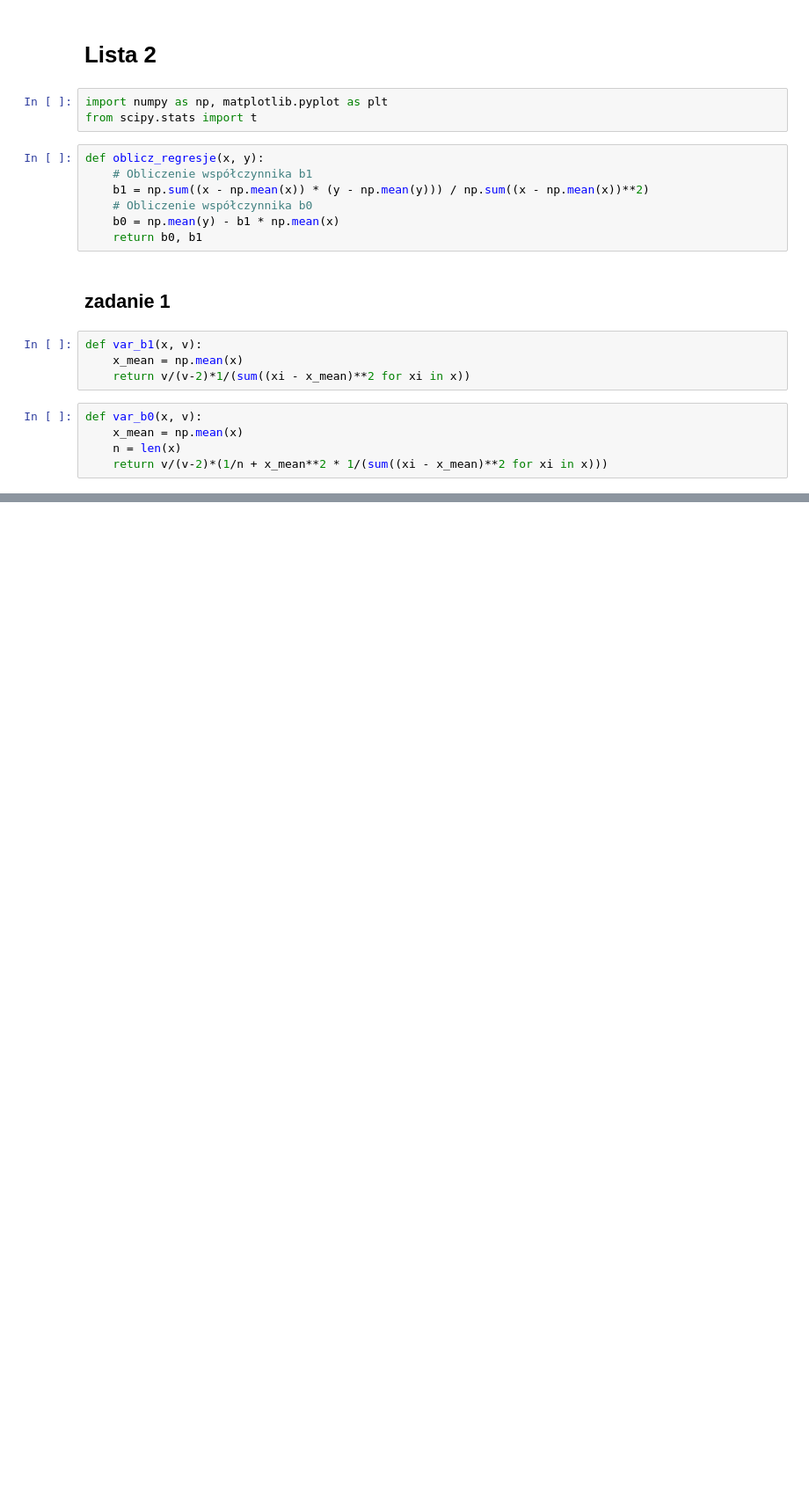
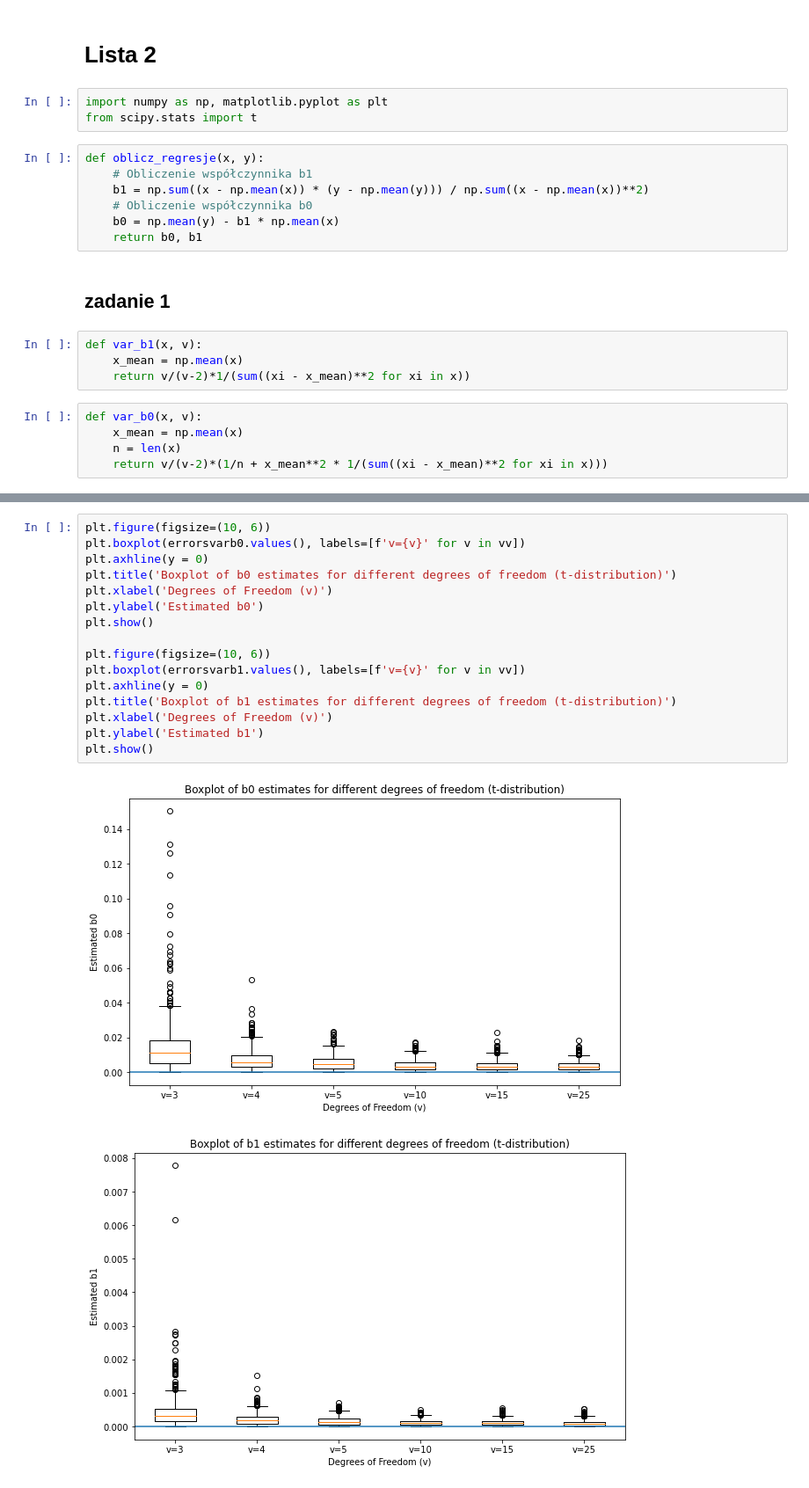
Before and after one commit to MariaNowacka/kaszcz, a Jupyter notebook: lista2_kaszcz.ipynb, the cells around one changed output, grey strips where cells are left out. Shown at 88% size. Drawn from its saved outputs; the diff is of its cells as text; blank space fills up the shorter version.

```diff
--- a/lista2_kaszcz.ipynb
+++ b/lista2_kaszcz.ipynb
@@ -63,0 +93,19 @@ plt.show()
+# %%
+plt.figure(figsize=(10, 6))
+plt.boxplot(errorsvarb0.values(), labels=[f'v={v}' for v in vv])
+plt.axhline(y = 0)
+plt.title('Boxplot of b0 estimates for different degrees of freedom (t-distribution)')
+plt.xlabel('Degrees of Freedom (v)')
+plt.ylabel('Estimated b0')
+plt.show()
+
+plt.figure(figsize=(10, 6))
+plt.boxplot(errorsvarb1.values(), labels=[f'v={v}' for v in vv])
+plt.axhline(y = 0)
+plt.title('Boxplot of b1 estimates for different degrees of freedom (t-distribution)')
+plt.xlabel('Degrees of Freedom (v)')
+plt.ylabel('Estimated b1')
+plt.show()
+# %% [output]
+[figure, added]
+[figure, added]
```
Also changed, not shown: parts of 7 cells of this notebook.
